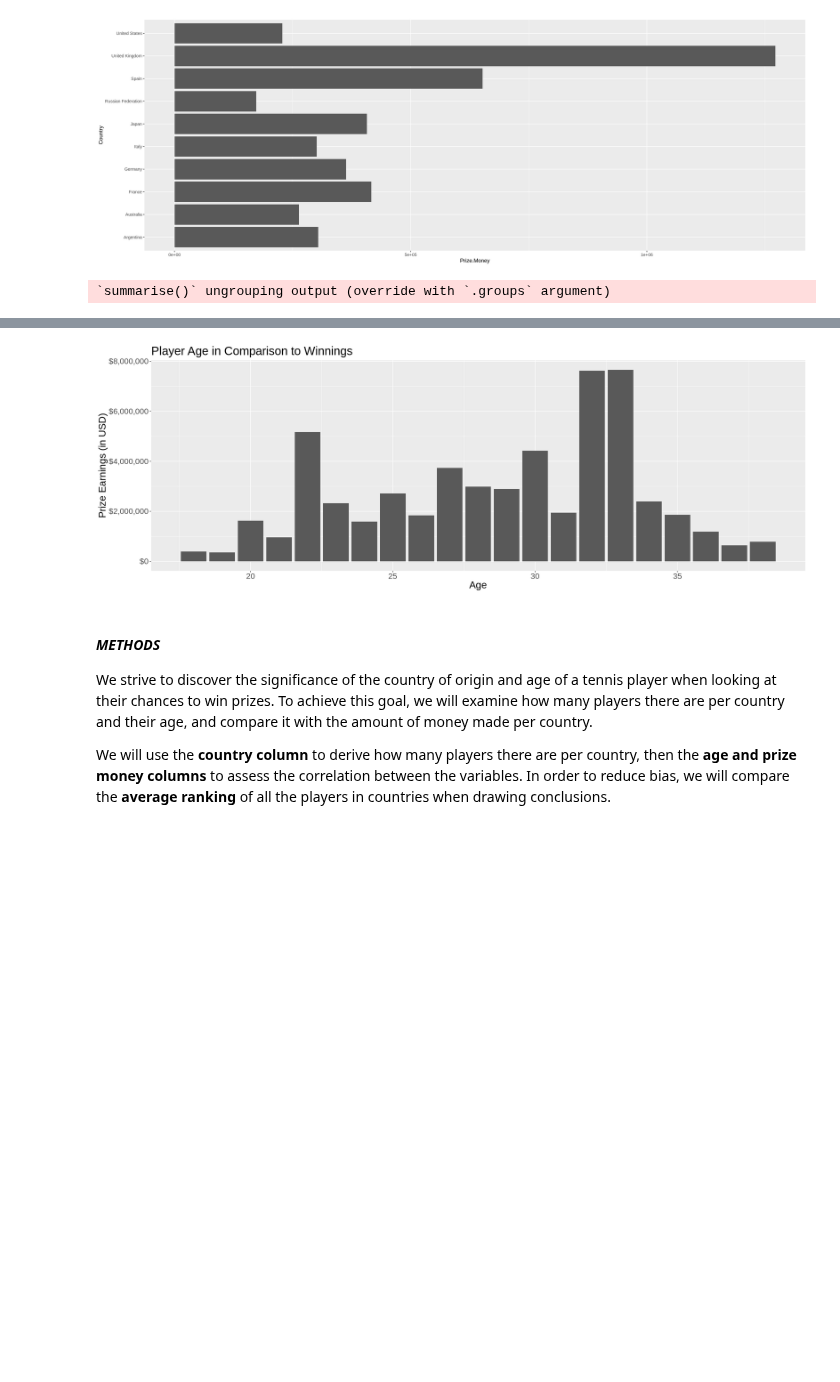
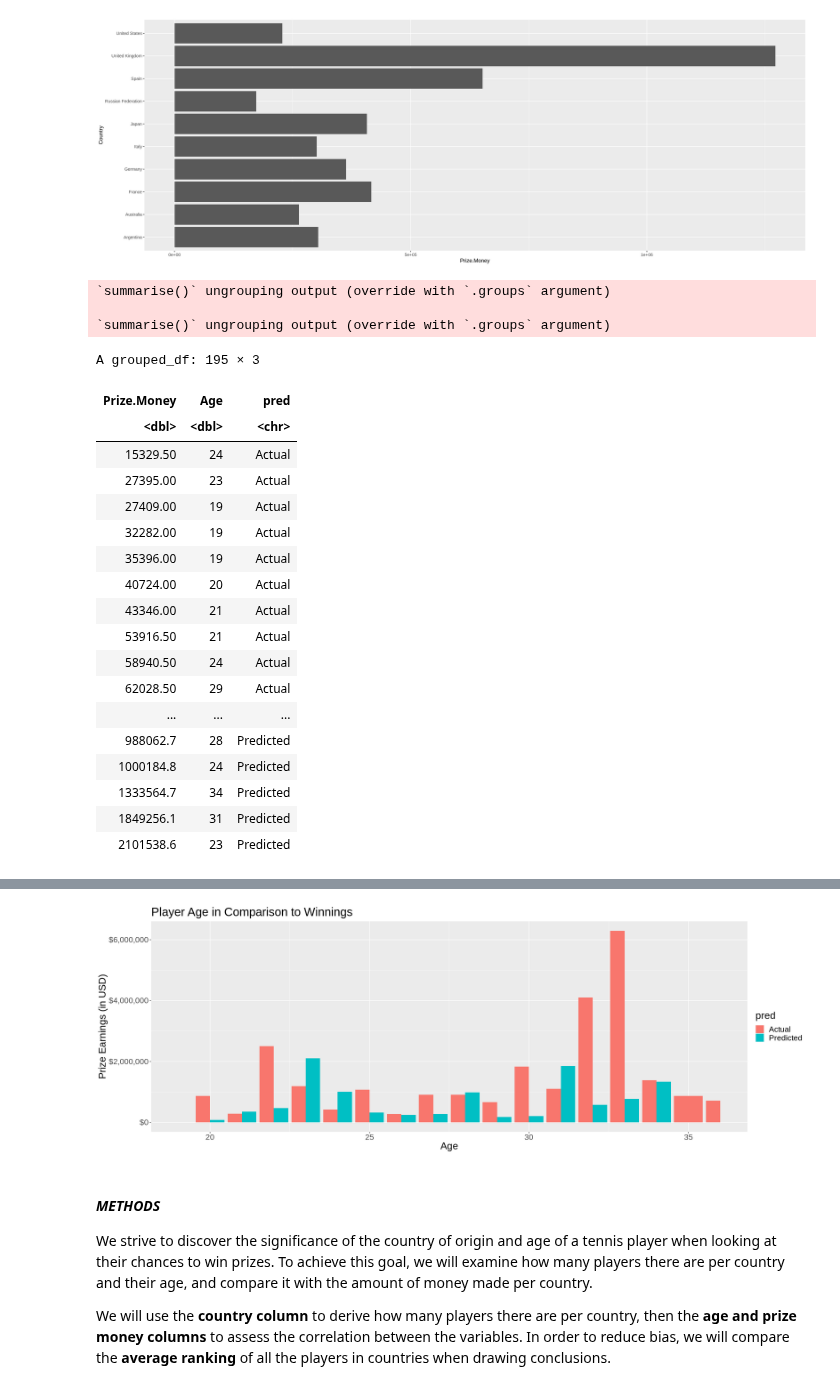
Before and after one commit to cpureza/dsci_group_project, a Jupyter notebook: dsci_project_folder/Fridays_Work.ipynb, the cells around one changed output, grey strips where cells are left out. Drawn from its saved outputs; the diff is of its cells as text; code cells hidden in the pictures; blank space fills up the shorter version.

Commit message:
Age vs Money grouped bar chart

```diff
--- a/dsci_project_folder/Fridays_Work.ipynb
+++ b/dsci_project_folder/Fridays_Work.ipynb
@@ -295,18 +295,66 @@ Country_vs_Money
 
 options(repr.plot.width = 20, repr.plot.height = 7)
 
+pred <- c("Predicted")
+
+Age_vs_PrizeMoneyPred <- predicted_result %>%
+    group_by(Prize.Money) %>%
+    summarize(Age = mean(Age)) %>%
+    cbind(pred)
+
+# Age_vs_PrizeMoneyPred
+
+pred <- c("Actual")
+
 Age_vs_PrizeMoney <- training_data %>%
     group_by(Prize.Money) %>%
-    summarize(Age = mean(Age))
+    summarize(Age = mean(Age)) %>%
+    cbind(pred)
 
-tennis_histogram_plot <- ggplot(Age_vs_PrizeMoney, aes(x = Age, y=Prize.Money)) +
-    geom_bar(stat = "identity") +
+# Age_vs_PrizeMoney
+
+bar_data <- rbind(Age_vs_PrizeMoney, Age_vs_PrizeMoneyPred) %>%
+    group_by(pred)
+
+bar_data
+
+tennis_histogram_plot <- ggplot(bar_data, aes(fill=pred, y=Prize.Money, x=Age)) +
+    geom_bar(position="dodge", stat="identity") +
     labs(x = "Age", y = "Prize Earnings (in USD)") +
     ggtitle("Player Age in Comparison to Winnings") +
     theme(text = element_text(size = 20)) +
-    scale_y_continuous(labels = dollar_format())
+    scale_y_continuous(labels = dollar_format()) +
+    xlim(c(19,36))
+
+# tennis_histogram_plot <- ggplot(bar_data, aes(x = Age, y=Prize.Money)) +
+#     geom_bar(stat = "identity") +
+#     labs(x = "Age", y = "Prize Earnings (in USD)") +
+#     ggtitle("Player Age in Comparison to Winnings") +
+#     theme(text = element_text(size = 20)) +
+#     scale_y_continuous(labels = dollar_format())
 
 tennis_histogram_plot
 # histogram_plot_2
 # %% [output]
 `summarise()` ungrouping output (override with `.groups` argument)
+
+`summarise()` ungrouping output (override with `.groups` argument)
+A grouped_df: 195 × 3
+| Prize.Money | Age | pred |
+| <dbl> | <dbl> | <chr> |
+| 15329.50 | 24 | Actual |
+| 27395.00 | 23 | Actual |
+| 27409.00 | 19 | Actual |
+| 32282.00 | 19 | Actual |
+| 35396.00 | 19 | Actual |
+| 40724.00 | 20 | Actual |
+| 43346.00 | 21 | Actual |
+| 53916.50 | 21 | Actual |
+| 58940.50 | 24 | Actual |
+| 62028.50 | 29 | Actual |
+| ... | ... | ... |
+| 988062.7 | 28 | Predicted |
+| 1000184.8 | 24 | Predicted |
+| 1333564.7 | 34 | Predicted |
+| 1849256.1 | 31 | Predicted |
+| 2101538.6 | 23 | Predicted |
@@ -313,4 +363,4 @@ tennis_histogram_plot
-[figure, old version]
+[figure, new version]
 # %% [markdown]
 #### *METHODS*
 We strive to discover the significance of the country of origin and age of a tennis player when looking at their chances to win prizes. To achieve this goal, we will examine how many players there are per country and their age, and compare it with the amount of money made per country.
```
Also changed, not shown: parts of 1 cell of this notebook.
